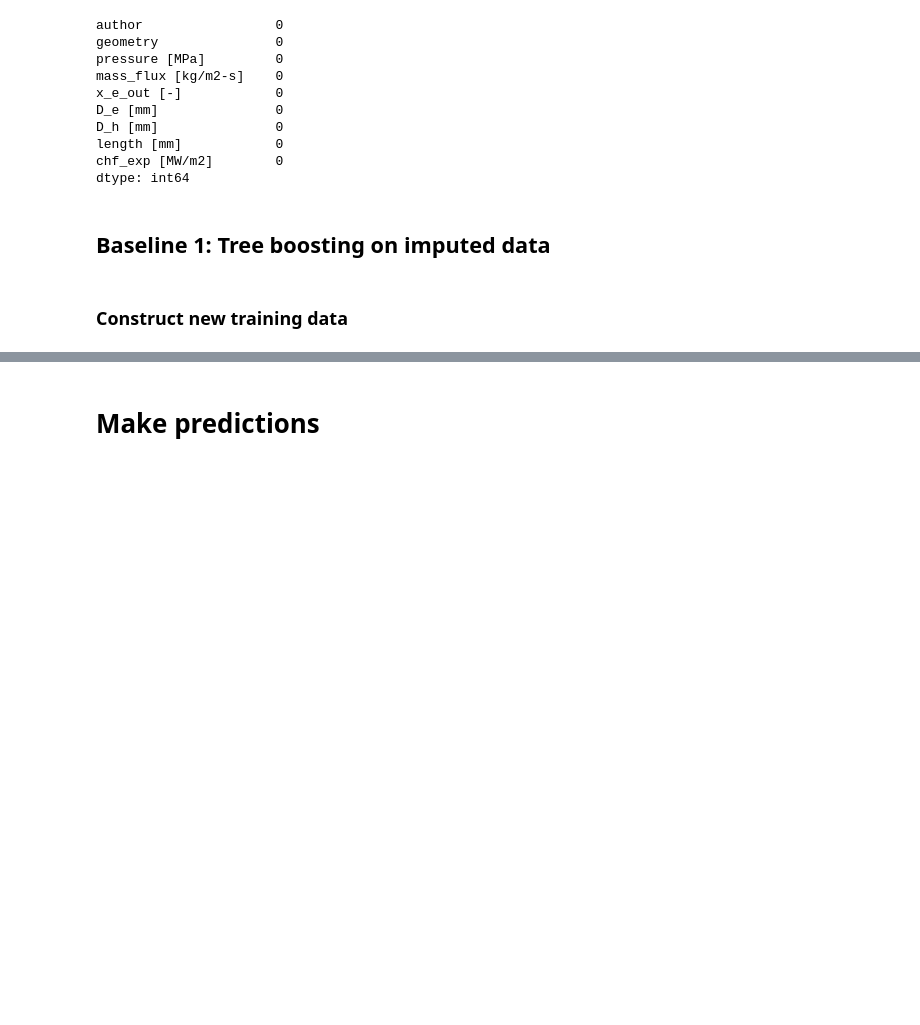
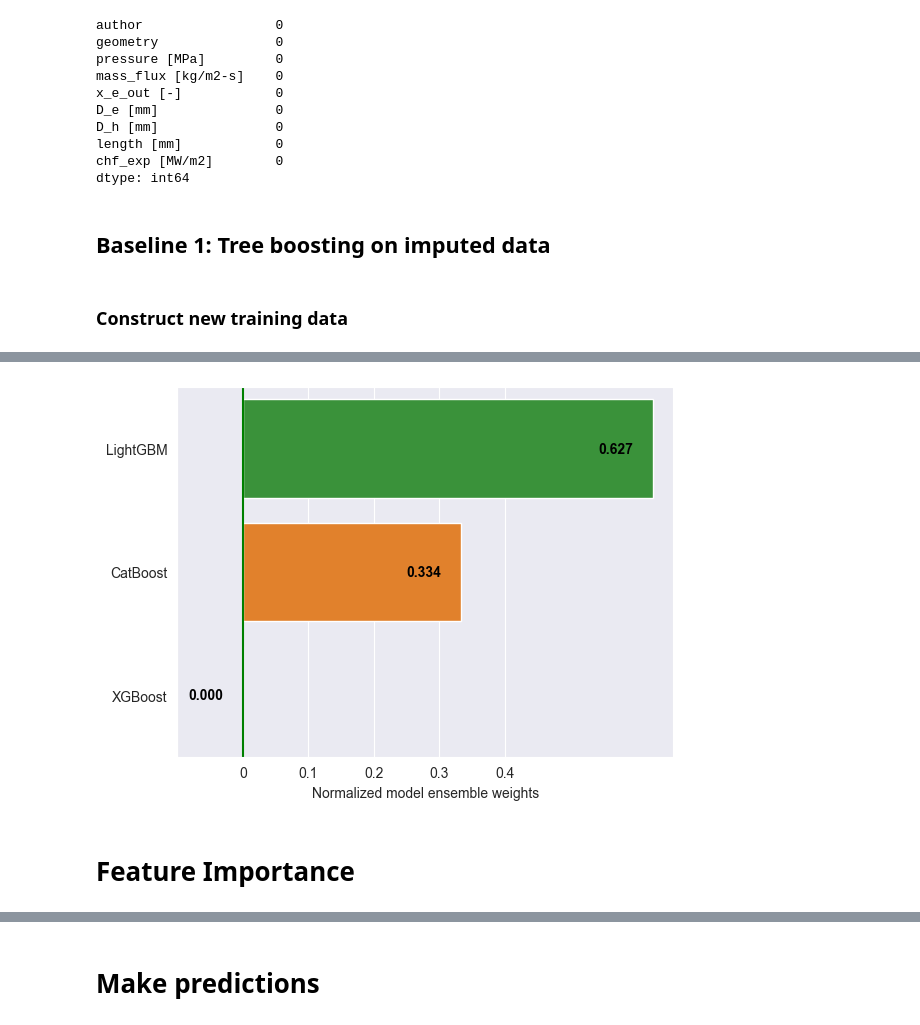
Before and after one commit to mnokno/FeatureImputationHeatFluxDataset, a Jupyter notebook: FeatureImputationHeatFluxDataset/src/FeatureImputationHeatFluxDataset.ipynb, the cells around one changed output, grey strips where cells are left out. Saved outputs shown, nothing was run; the diff lists cells and outputs as text; code cells hidden in the pictures; blank space fills up the shorter version.

```diff
--- a/FeatureImputationHeatFluxDataset/src/FeatureImputationHeatFluxDataset.ipynb
+++ b/FeatureImputationHeatFluxDataset/src/FeatureImputationHeatFluxDataset.ipynb
@@ -494,0 +673,17 @@ Mean loss: 0.05359172366198833
+# %%
+df_optimal_model_weights.sort_values('weight', ascending=True, inplace=True)
+ax = sns.barplot(x='weight', y='model_name', data=df_optimal_model_weights)
+ax.set_ylim(ax.get_ylim()[::-1])
+for i, v in enumerate(df_optimal_model_weights['weight']):
+    ax.text(v - 0.03, i, '{:.3f}'.format(v), color='black', fontweight='bold', ha='right', va='center')
+ax.set(ylabel=None)
+ax.set(xlabel="Normalized model ensemble weights")
+ax.set_xlim([-0.1, None])
+ax.set_xticks([-0.1, 0, 0.1, 0.2, 0.3, 0.4])
+ax.set_xticklabels(['', 0, 0.1, 0.2, 0.3, 0.4])
+plt.axvline(x=0, color='g', linestyle='-')
+plt.show()
+# %% [output]
+[figure, added]
+# %% [markdown]
+# Feature Importance
```
Also changed, not shown: parts of 24 cells of this notebook, 1 other file.
